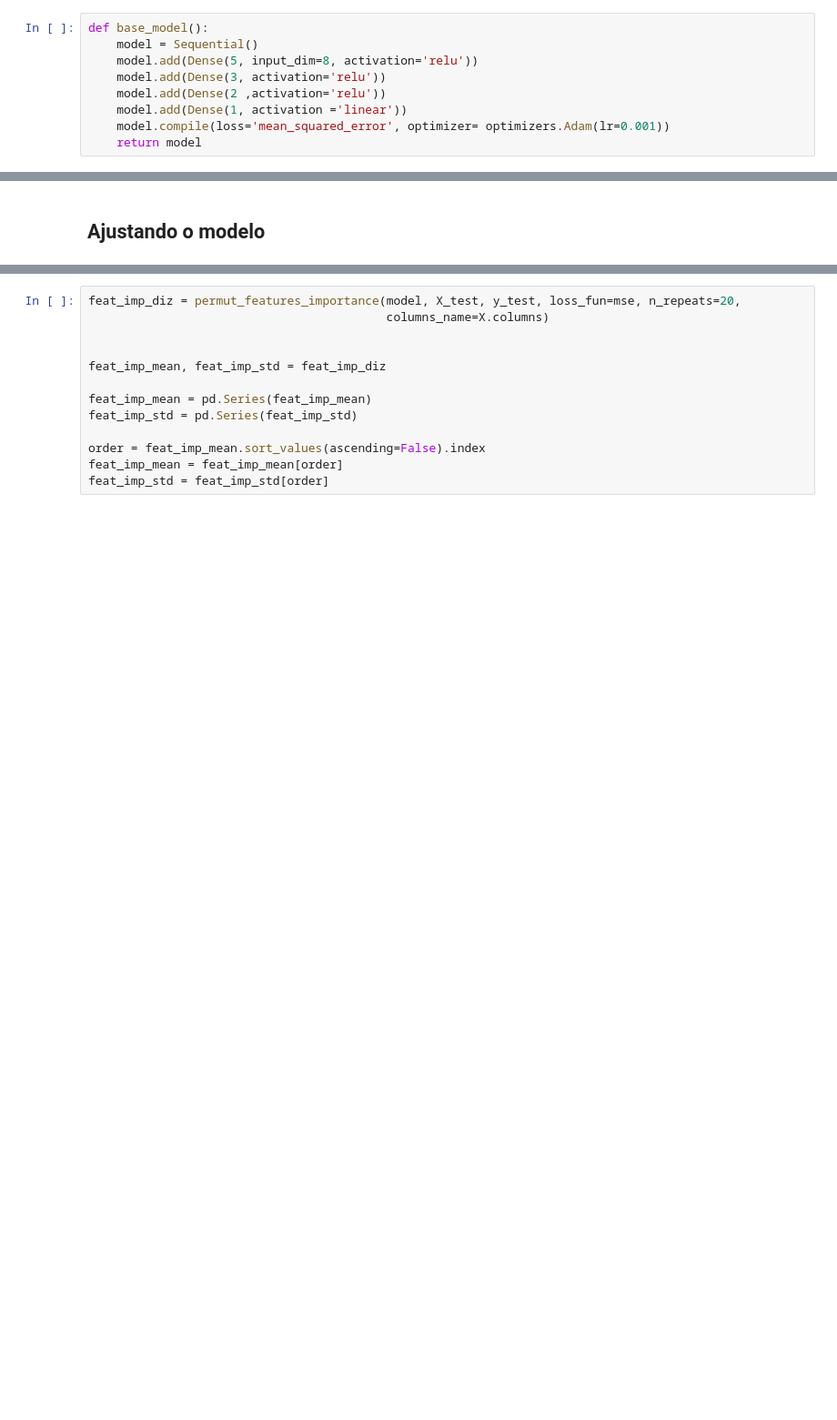
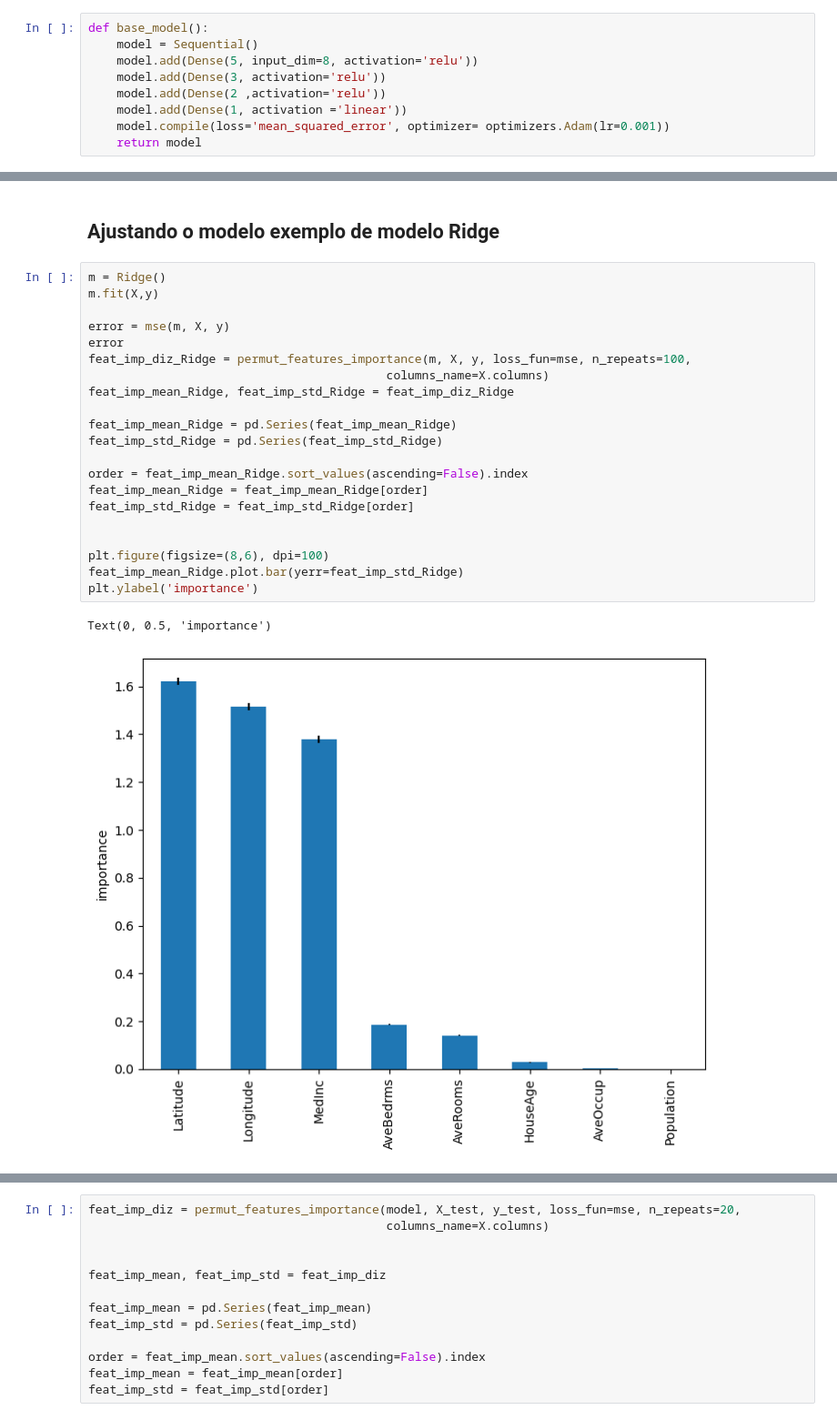
Before and after one commit to Segue-o-fluxo/Interpretacao-RNA, a Jupyter notebook: Importance/Permutation_Importance_Reg.ipynb, the cells around one changed output, grey strips where cells are left out. Shown at 91% size. Drawn from its saved outputs; the diff is of its cells as text; blank space fills up the shorter version.

```diff
--- a/Importance/Permutation_Importance_Reg.ipynb
+++ b/Importance/Permutation_Importance_Reg.ipynb
@@ -151,2 +154,26 @@ mse(model, X_test, y_test)
 # %% [markdown]
-## Ajustando o modelo
+## Ajustando o modelo exemplo de modelo Ridge
+# %%
+m = Ridge()
+m.fit(X,y)
+
+error = mse(m, X, y)
+error
+feat_imp_diz_Ridge = permut_features_importance(m, X, y, loss_fun=mse, n_repeats=100,
+                                          columns_name=X.columns)
+feat_imp_mean_Ridge, feat_imp_std_Ridge = feat_imp_diz_Ridge
+
+feat_imp_mean_Ridge = pd.Series(feat_imp_mean_Ridge)
+feat_imp_std_Ridge = pd.Series(feat_imp_std_Ridge)
+
+order = feat_imp_mean_Ridge.sort_values(ascending=False).index
+feat_imp_mean_Ridge = feat_imp_mean_Ridge[order]
+feat_imp_std_Ridge = feat_imp_std_Ridge[order]
+
+
+plt.figure(figsize=(8,6), dpi=100)
+feat_imp_mean_Ridge.plot.bar(yerr=feat_imp_std_Ridge)
+plt.ylabel('importance')
+# %% [output]
+Text(0, 0.5, 'importance')
+[figure, added]
```
Also changed, not shown: parts of 6 cells of this notebook, 2 other files.
